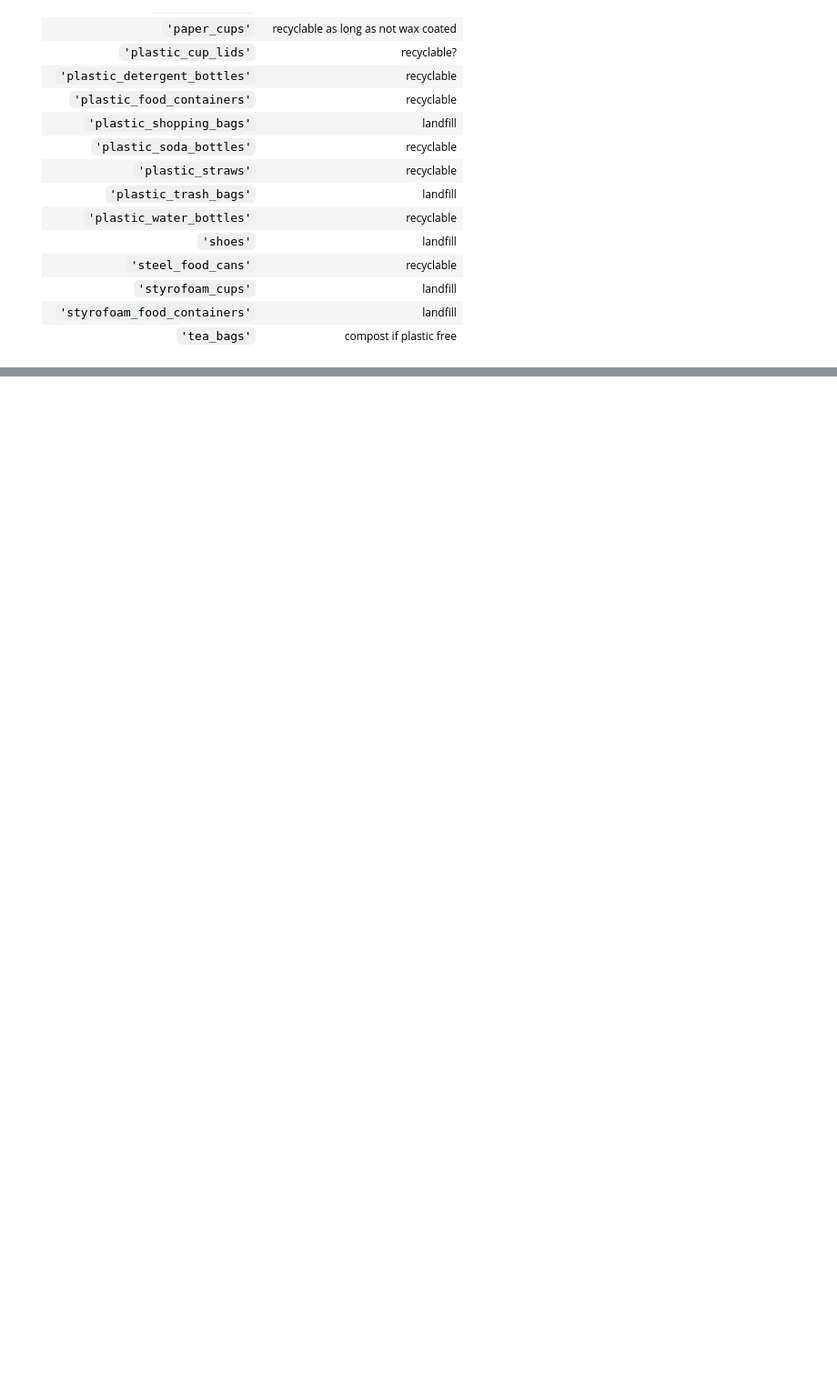
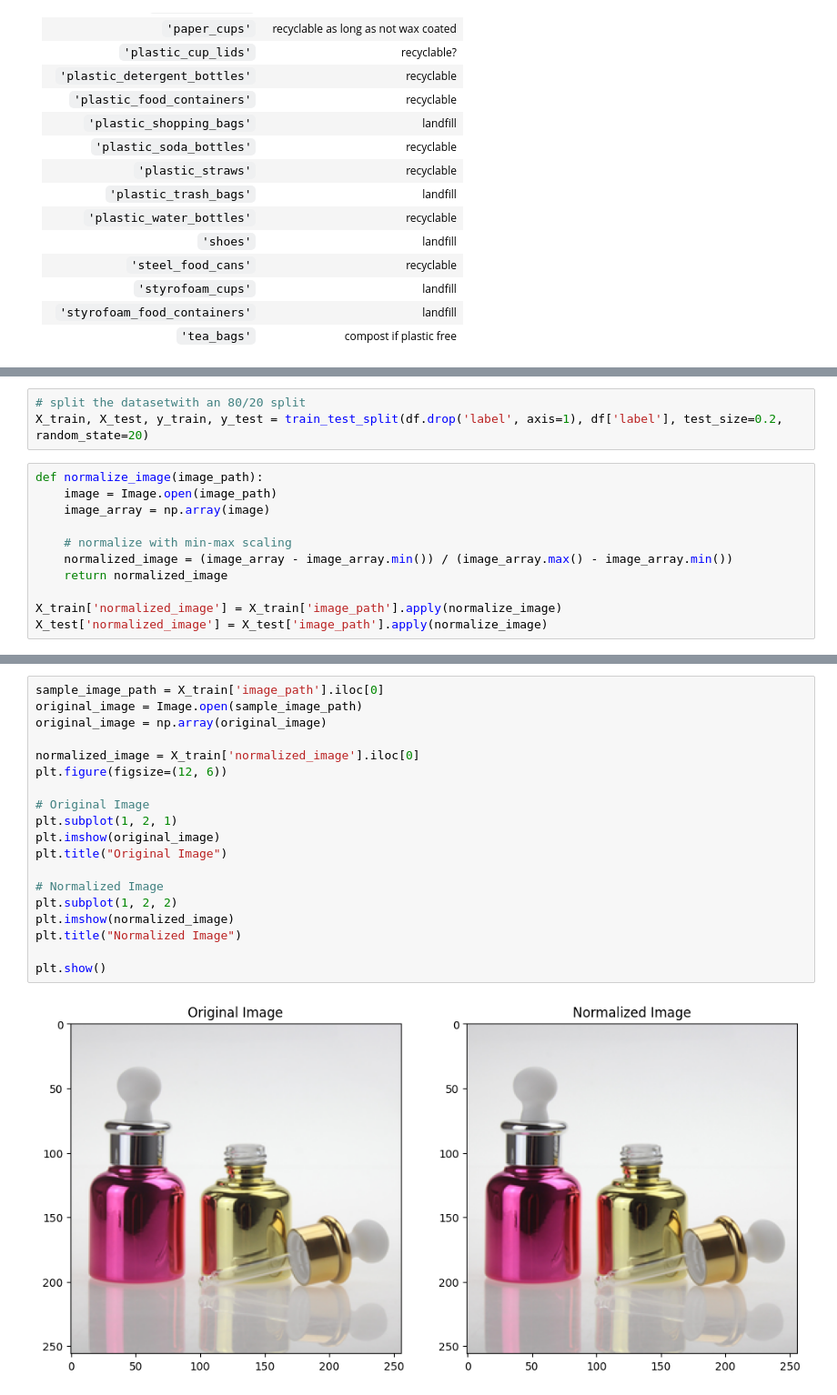
Before and after one commit to dklopstein/waste-sorting-classifier, a Jupyter notebook: Milestone_2.ipynb, the cells around one changed output, grey strips where cells are left out. Shown at 91% size. Cells and saved outputs as stored; diff of their text form; blank space fills up the shorter version.

Commit message:
Implement image normalization

```diff
--- a/Milestone_2.ipynb
+++ b/Milestone_2.ipynb
@@ -236,0 +285,14 @@ print(df['label'].unique())
+# %%
+# split the datasetwith an 80/20 split
+X_train, X_test, y_train, y_test = train_test_split(df.drop('label', axis=1), df['label'], test_size=0.2, random_state=20)
+# %%
+def normalize_image(image_path):
+    image = Image.open(image_path)
+    image_array = np.array(image)
+
+    # normalize with min-max scaling
+    normalized_image = (image_array - image_array.min()) / (image_array.max() - image_array.min())
+    return normalized_image
+
+X_train['normalized_image'] = X_train['image_path'].apply(normalize_image)
+X_test['normalized_image'] = X_test['image_path'].apply(normalize_image)
@@ -236,0 +313,21 @@ print(df['label'].unique())
+# %%
+sample_image_path = X_train['image_path'].iloc[0]
+original_image = Image.open(sample_image_path)
+original_image = np.array(original_image)
+
+normalized_image = X_train['normalized_image'].iloc[0]
+plt.figure(figsize=(12, 6))
+
+# Original Image
+plt.subplot(1, 2, 1)
+plt.imshow(original_image)
+plt.title("Original Image")
+
+# Normalized Image
+plt.subplot(1, 2, 2)
+plt.imshow(normalized_image)
+plt.title("Normalized Image")
+
+plt.show()
+# %% [output]
+[figure, added]
```
Also changed, not shown: parts of 12 cells of this notebook.
